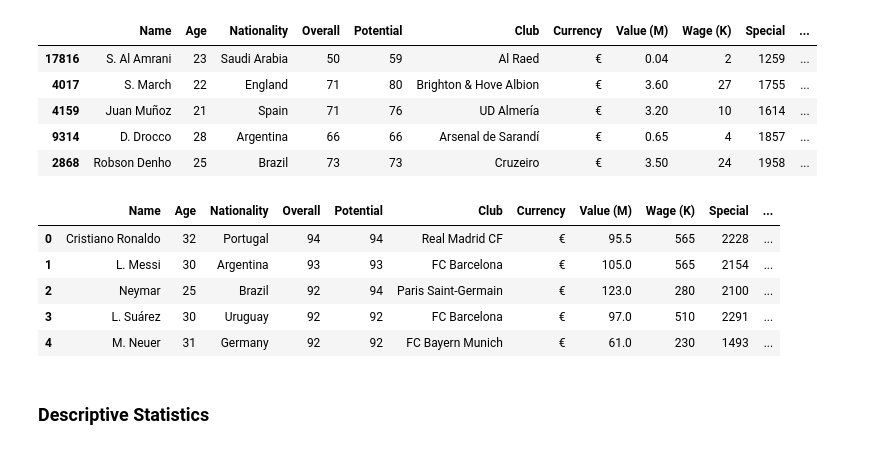
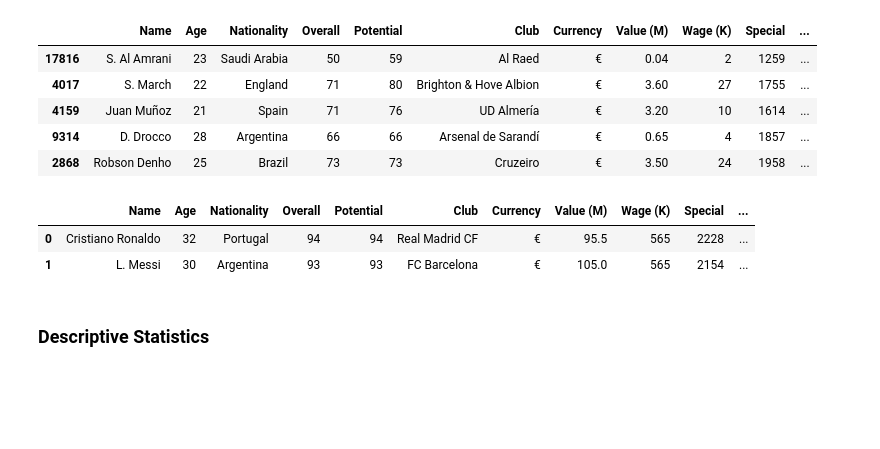
Before and after one commit to chineidu/Football_players, a Jupyter notebook: Football_players.ipynb, the cells around one changed output. Drawn from its saved outputs; the diff is of its cells as text; code cells hidden in the pictures; blank space fills up the shorter version.

```diff
--- a/Football_players.ipynb
+++ b/Football_players.ipynb
@@ -450,14 +451,11 @@ fbal5['Fav_position'] = fbal4['Preferred Positions'].str.split().str[0]
 # drop 'Preferred Positions'
 fbal5 = fbal5.drop(columns=['Preferred Positions'])
 # %%
-fbal5.head()
+fbal5.head(2)
 # %% [output]
 |  | Name | Age | Nationality | Overall | Potential | Club | Currency | Value (M) | Wage (K) | Special | ... |
 | 0 | Cristiano Ronaldo | 32 | Portugal | 94 | 94 | Real Madrid CF | € | 95.5 | 565 | 2228 | ... |
 | 1 | L. Messi | 30 | Argentina | 93 | 93 | FC Barcelona | € | 105.0 | 565 | 2154 | ... |
-| 2 | Neymar | 25 | Brazil | 92 | 94 | Paris Saint-Germain | € | 123.0 | 280 | 2100 | ... |
-| 3 | L. Suárez | 30 | Uruguay | 92 | 92 | FC Barcelona | € | 97.0 | 510 | 2291 | ... |
-| 4 | M. Neuer | 31 | Germany | 92 | 92 | FC Bayern Munich | € | 61.0 | 230 | 1493 | ... |
 # %% [markdown]
 ### Descriptive Statistics
 # %%
```
Also changed, not shown: parts of 27 cells of this notebook.
